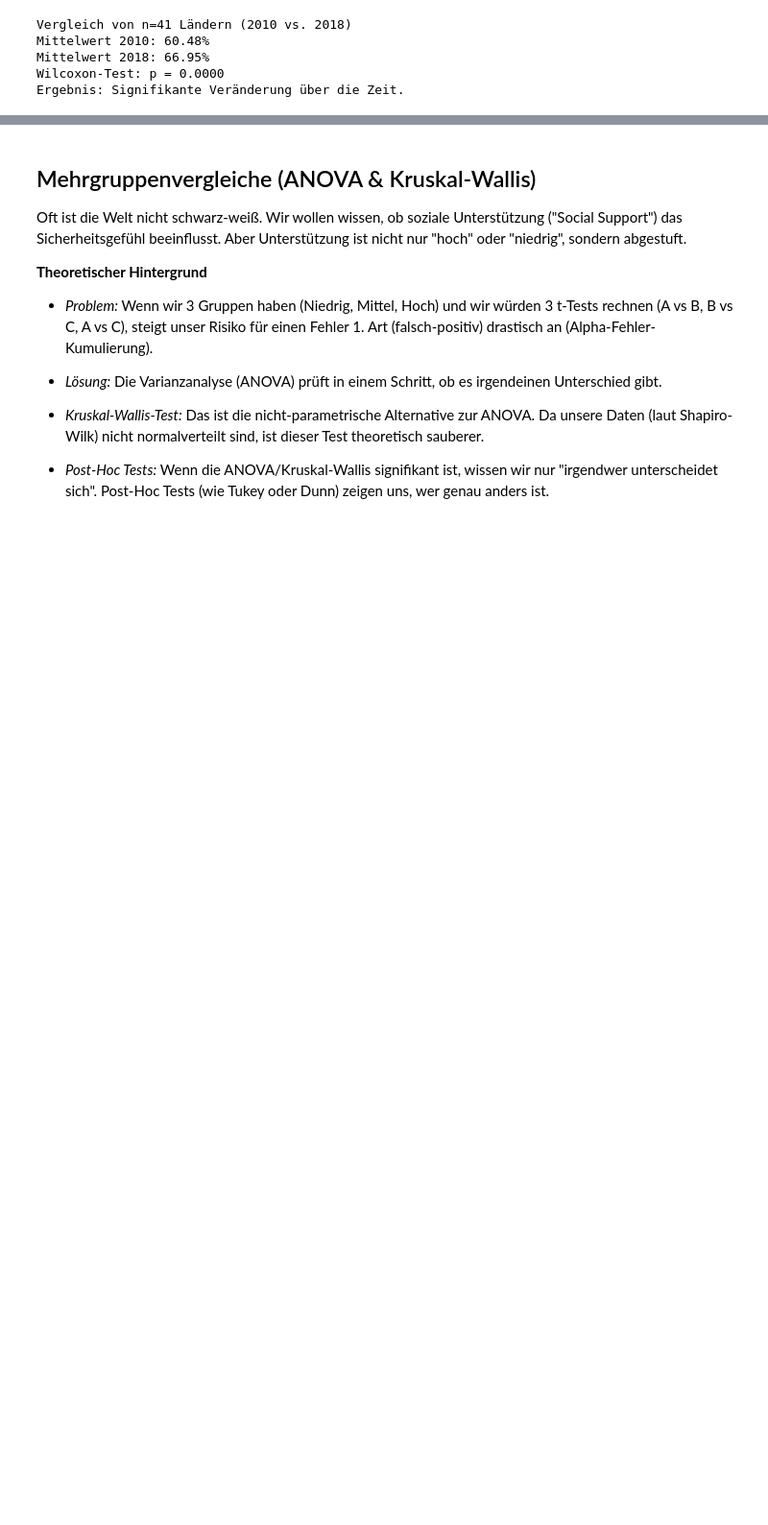
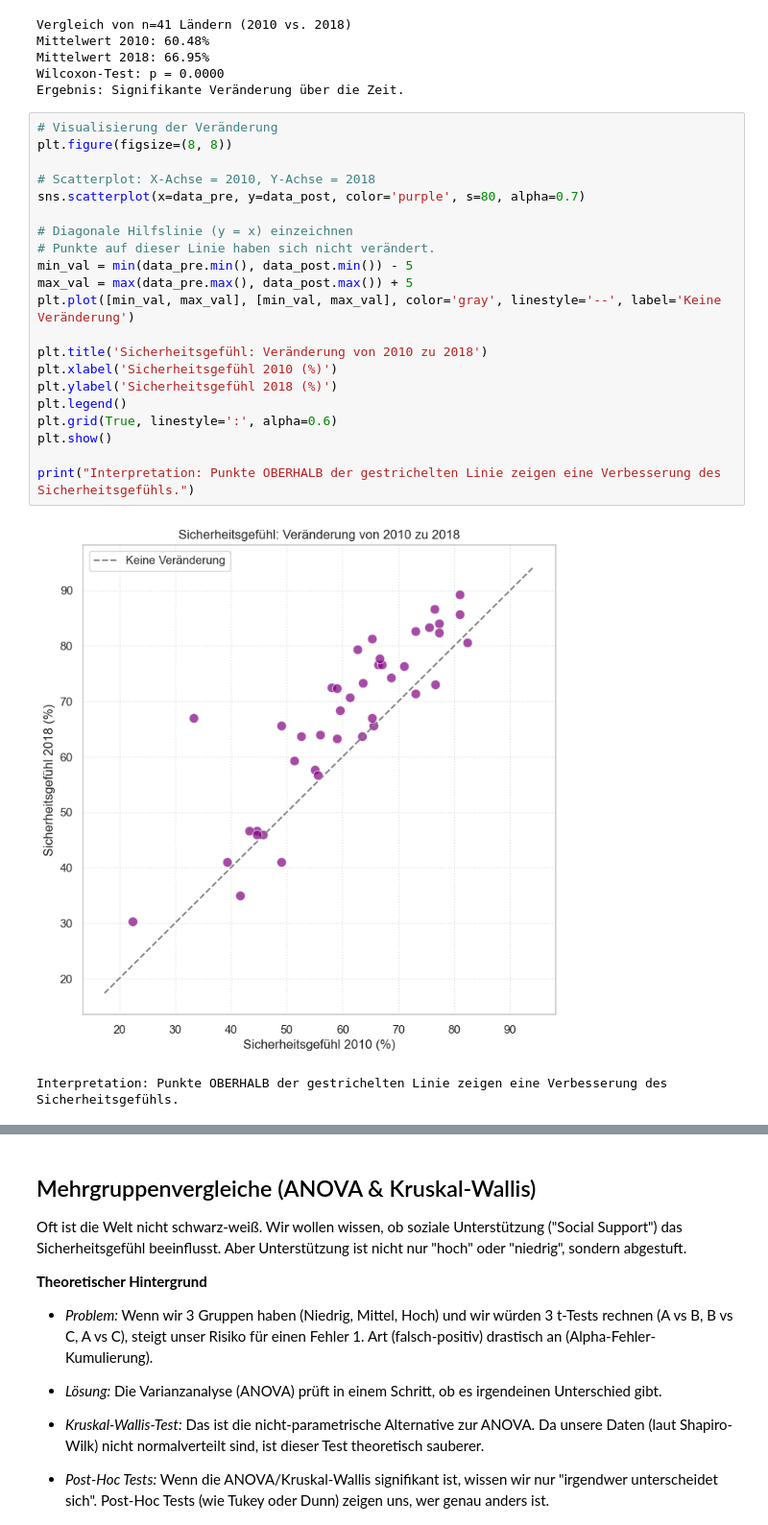
Before and after one commit to flurinasophie/Statistik_Projekt_OECDWellBeing, a Jupyter notebook: notebooks/04_Induktive_Statistik_und_Gruppenvergleiche.ipynb, the cells around one changed output, grey strips where cells are left out. Shown at 96% size. Drawn from its saved outputs; the diff is of its cells as text; blank space fills up the shorter version.

```diff
--- a/notebooks/04_Induktive_Statistik_und_Gruppenvergleiche.ipynb
+++ b/notebooks/04_Induktive_Statistik_und_Gruppenvergleiche.ipynb
@@ -378,3 +402,27 @@ Mittelwert 2010: 60.48%
 Mittelwert 2018: 66.95%
 Wilcoxon-Test: p = 0.0000
 Ergebnis: Signifikante Veränderung über die Zeit.
+# %%
+# Visualisierung der Veränderung
+plt.figure(figsize=(8, 8))
+
+# Scatterplot: X-Achse = 2010, Y-Achse = 2018
+sns.scatterplot(x=data_pre, y=data_post, color='purple', s=80, alpha=0.7)
+
+# Diagonale Hilfslinie (y = x) einzeichnen
+# Punkte auf dieser Linie haben sich nicht verändert.
+min_val = min(data_pre.min(), data_post.min()) - 5
+max_val = max(data_pre.max(), data_post.max()) + 5
+plt.plot([min_val, max_val], [min_val, max_val], color='gray', linestyle='--', label='Keine Veränderung')
+
+plt.title('Sicherheitsgefühl: Veränderung von 2010 zu 2018')
+plt.xlabel('Sicherheitsgefühl 2010 (%)')
+plt.ylabel('Sicherheitsgefühl 2018 (%)')
+plt.legend()
+plt.grid(True, linestyle=':', alpha=0.6)
+plt.show()
+
+print("Interpretation: Punkte OBERHALB der gestrichelten Linie zeigen eine Verbesserung des Sicherheitsgefühls.")
+# %% [output]
+[figure, added]
+Interpretation: Punkte OBERHALB der gestrichelten Linie zeigen eine Verbesserung des Sicherheitsgefühls.
```
Also changed, not shown: parts of 7 cells of this notebook.
